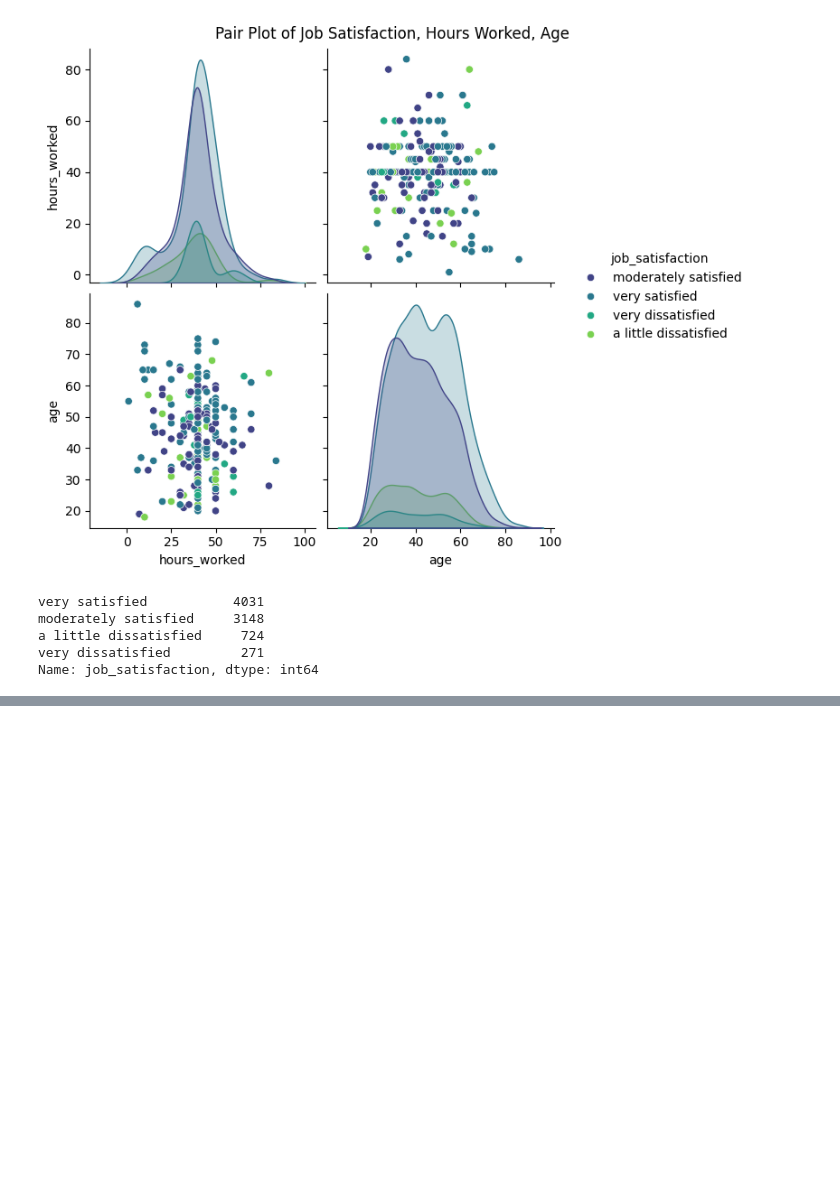
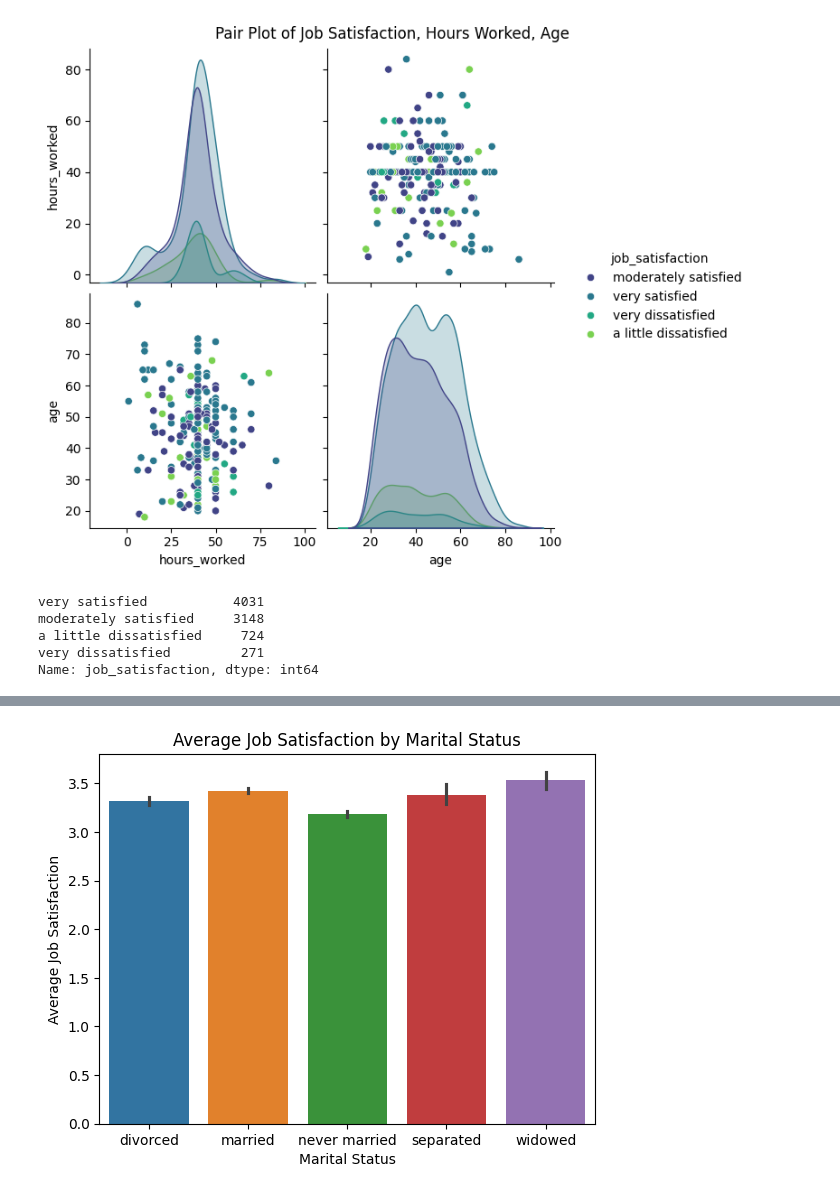
Before and after one commit to kirsten-fung/project_gss, a Jupyter notebook: graph_plot.ipynb, the cells around one changed output, grey strips where cells are left out. Drawn from its saved outputs; the diff is of its cells as text; code cells hidden in the pictures; blank space fills up the shorter version.

```diff
--- a/graph_plot.ipynb
+++ b/graph_plot.ipynb
@@ -63,0 +74,8 @@ Name: job_satisfaction, dtype: int64
+# %%
+barplot_marital = sns.barplot(x='marital_status', y='job_satisfaction', hue='marital_status', data=df, dodge=False)
+barplot_marital.set_title('Average Job Satisfaction by Marital Status')
+barplot_marital.set_xlabel('Marital Status')
+barplot_marital.set_ylabel('Average Job Satisfaction')
+plt.show()
+# %% [output]
+[figure, added]
```
Also changed, not shown: parts of 3 cells of this notebook.
